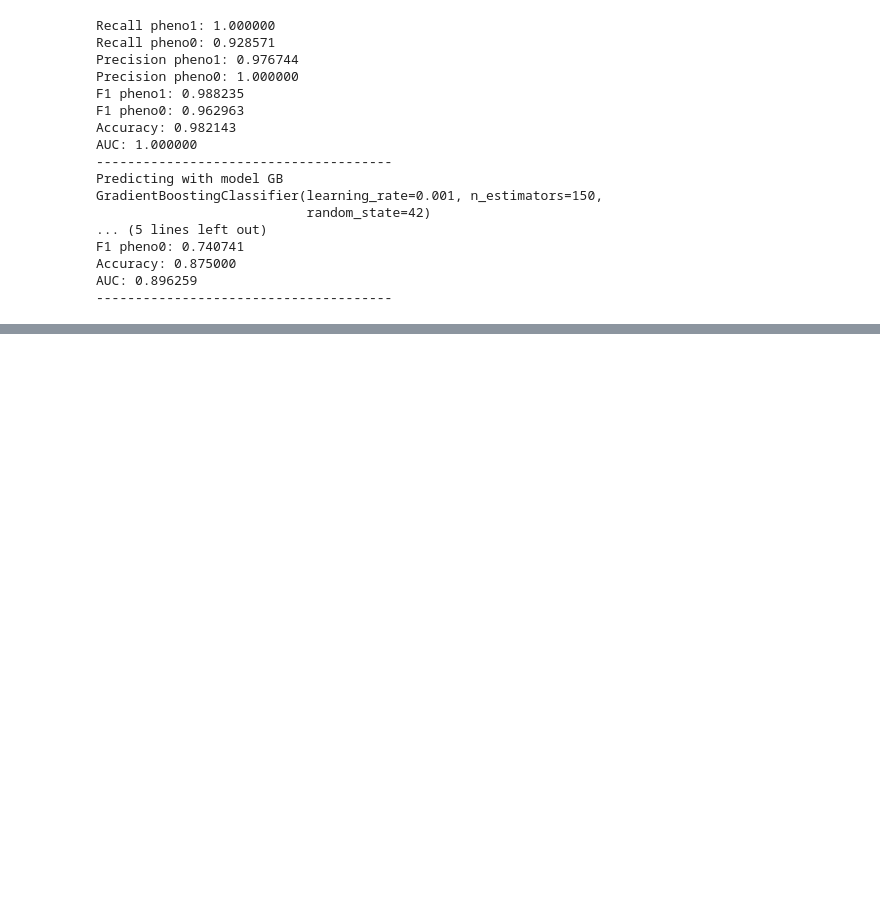
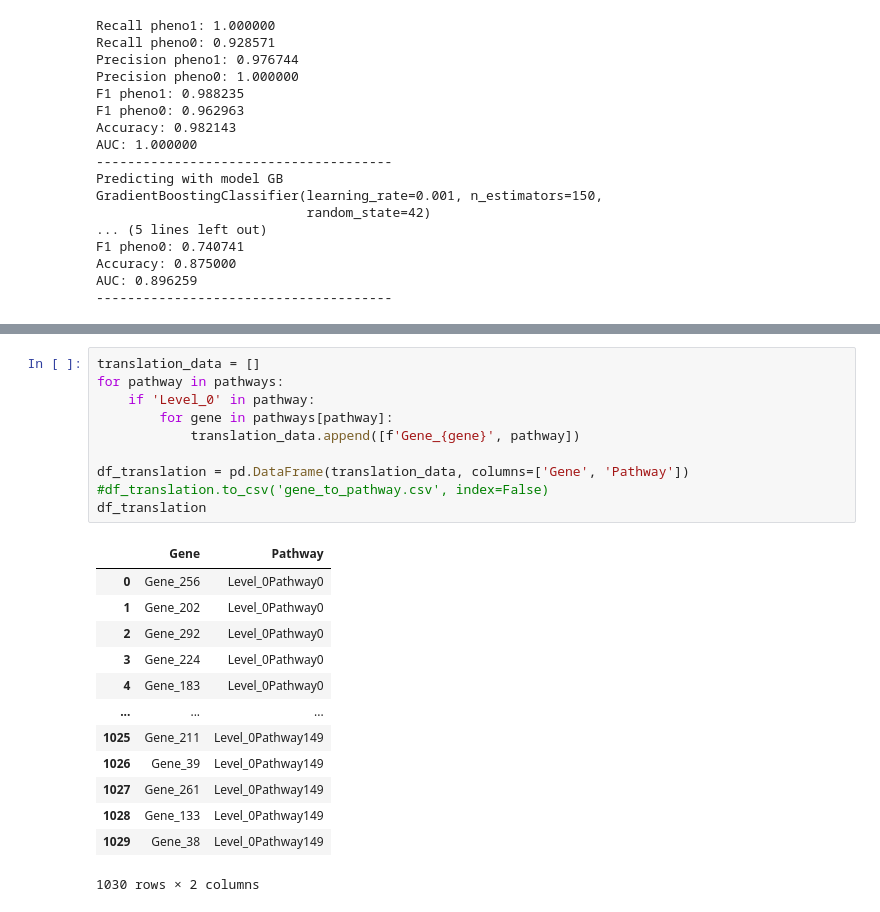
Before and after one commit to YvesMG1/Deep-Learning-Project, a Jupyter notebook: ML_models.ipynb, the cells around one changed output, grey strips where cells are left out. Saved outputs shown, nothing was run; the diff lists cells and outputs as text; blank space fills up the shorter version.

```diff
--- a/ML_models.ipynb
+++ b/ML_models.ipynb
@@ -221,0 +344,24 @@ AUC: 0.896259
+# %%
+translation_data = []
+for pathway in pathways:
+    if 'Level_0' in pathway:
+        for gene in pathways[pathway]:
+            translation_data.append([f'Gene_{gene}', pathway])
+
+df_translation = pd.DataFrame(translation_data, columns=['Gene', 'Pathway'])
+#df_translation.to_csv('gene_to_pathway.csv', index=False)
+df_translation
+# %% [output]
+|  | Gene | Pathway |
+| 0 | Gene_256 | Level_0Pathway0 |
+| 1 | Gene_202 | Level_0Pathway0 |
+| 2 | Gene_292 | Level_0Pathway0 |
+| 3 | Gene_224 | Level_0Pathway0 |
+| 4 | Gene_183 | Level_0Pathway0 |
+| ... | ... | ... |
+| 1025 | Gene_211 | Level_0Pathway149 |
+| 1026 | Gene_39 | Level_0Pathway149 |
+| 1027 | Gene_261 | Level_0Pathway149 |
+| 1028 | Gene_133 | Level_0Pathway149 |
+| 1029 | Gene_38 | Level_0Pathway149 |
+1030 rows × 2 columns
```
Also changed, not shown: parts of 10 cells of this notebook, 11 other files.
